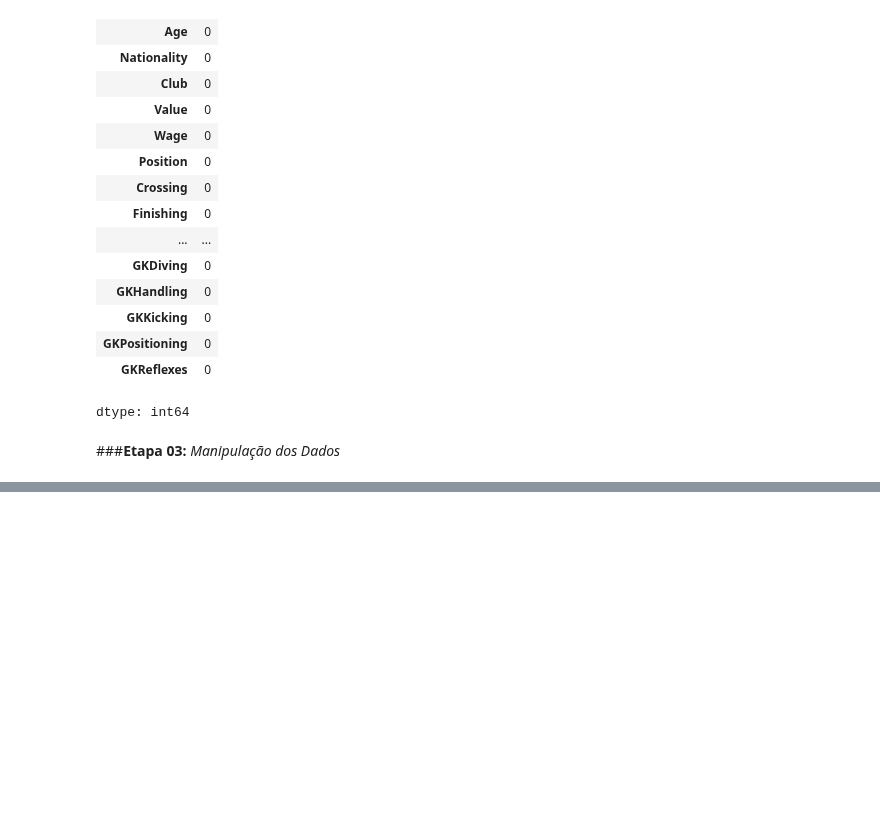
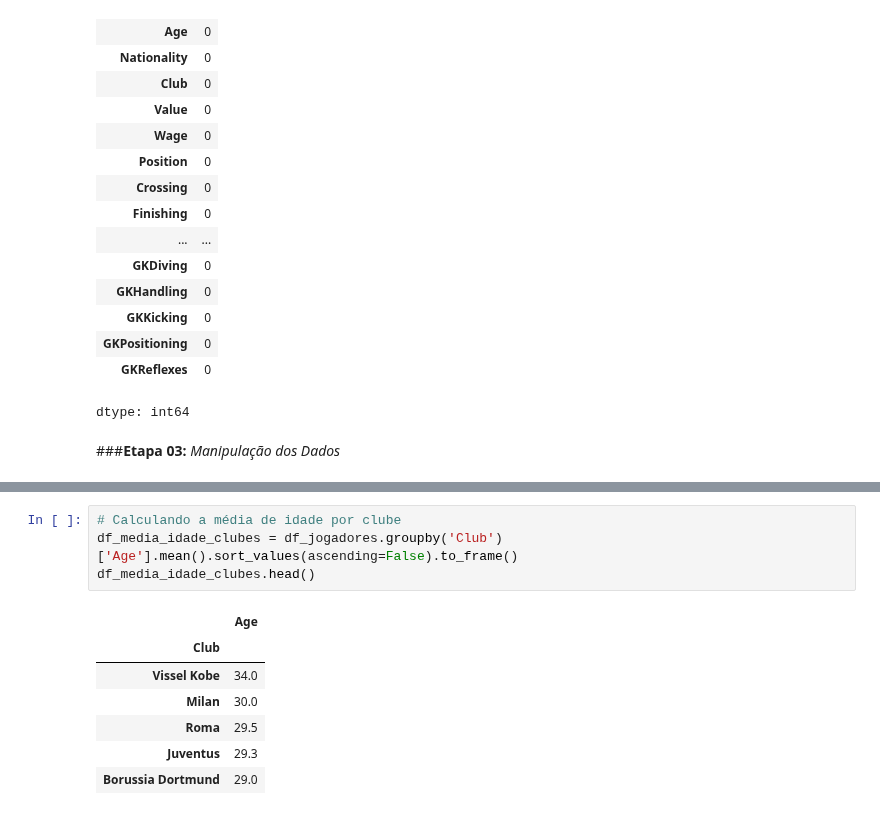
Before and after one commit to matheuspfferreira/python_data_science, a Jupyter notebook: Jogadores de Futebol - 04/notebook/nb_jogadores_futebol.ipynb, the cells around one changed output, grey strips where cells are left out. Drawn from its saved outputs; the diff is of its cells as text; blank space fills up the shorter version.

```diff
--- a/Jogadores de Futebol - 04/notebook/nb_jogadores_futebol.ipynb
+++ b/Jogadores de Futebol - 04/notebook/nb_jogadores_futebol.ipynb
@@ -89,0 +105,12 @@ df_jogadores.head()
+# %%
+# Calculando a média de idade por clube
+df_media_idade_clubes = df_jogadores.groupby('Club')['Age'].mean().sort_values(ascending=False).to_frame()
+df_media_idade_clubes.head()
+# %% [output]
+|  | Age |
+| Club |  |
+| Vissel Kobe | 34.0 |
+| Milan | 30.0 |
+| Roma | 29.5 |
+| Juventus | 29.3 |
+| Borussia Dortmund | 29.0 |
```
Also changed, not shown: parts of 5 cells of this notebook.
